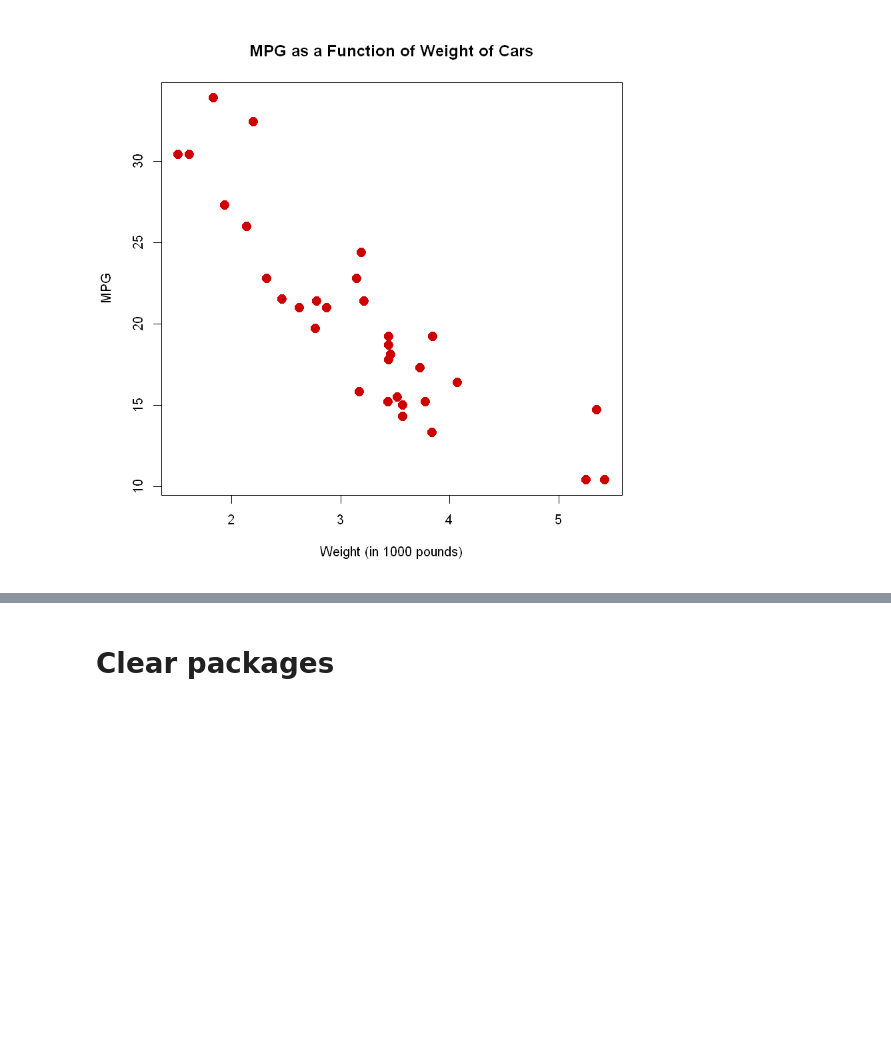
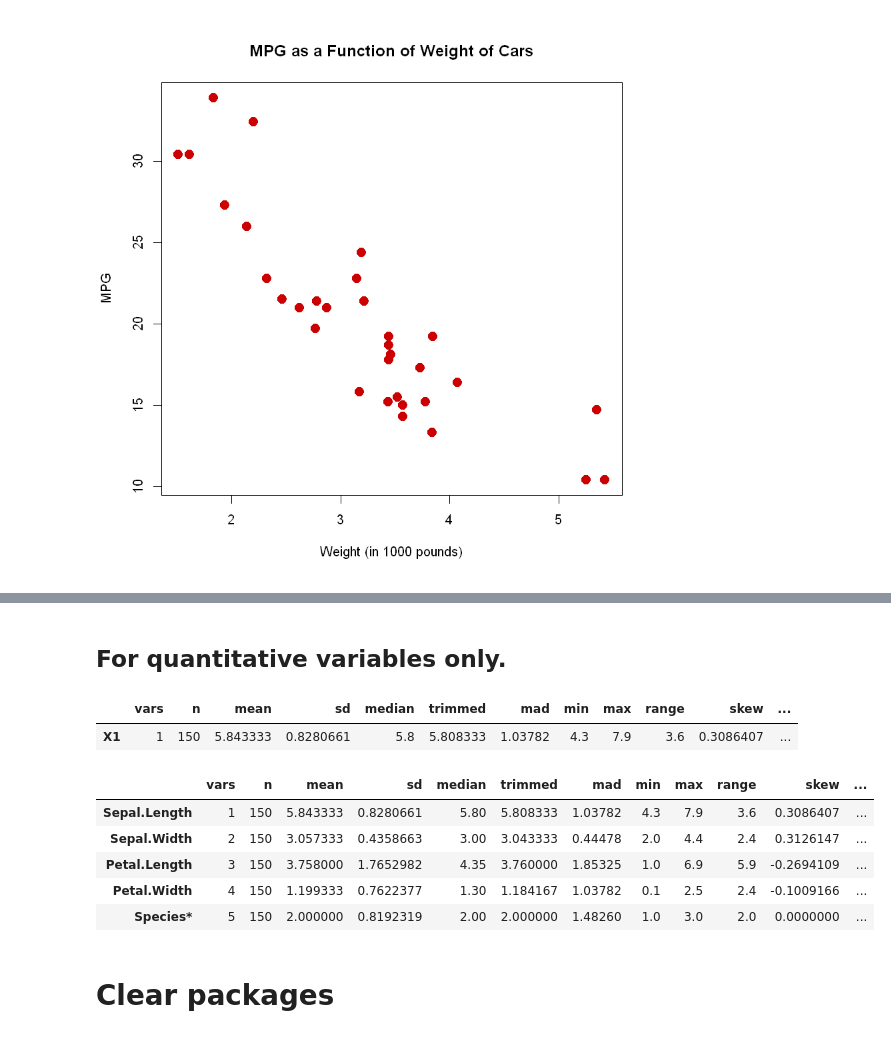
Before and after one commit to songzhihenry/R_basic_with_jupyter_vscode, a Jupyter notebook: basic_visualization_R_2.ipynb, the cells around one changed output, grey strips where cells are left out. Cells and saved outputs as stored; diff of their text form; code cells hidden in the pictures; blank space fills up the shorter version.

```diff
--- a/basic_visualization_R_2.ipynb
+++ b/basic_visualization_R_2.ipynb
@@ -35,3 +74,19 @@ plot(mtcars$wt, mtcars$mpg,
+# %% [markdown]
+## For quantitative variables only.
+# %%
+describe(iris$Sepal.Length)  # One quantitative variable
+# %% [output]
+|  | vars | n | mean | sd | median | trimmed | mad | min | max | range | skew | ... |
+| X1 | 1 | 150 | 5.843333 | 0.8280661 | 5.8 | 5.808333 | 1.03782 | 4.3 | 7.9 | 3.6 | 0.3086407 | ... |
+# %%
+describe(iris)               # Entire data frame
+# %% [output]
+|  | vars | n | mean | sd | median | trimmed | mad | min | max | range | skew | ... |
+| Sepal.Length | 1 | 150 | 5.843333 | 0.8280661 | 5.80 | 5.808333 | 1.03782 | 4.3 | 7.9 | 3.6 | 0.3086407 | ... |
+| Sepal.Width | 2 | 150 | 3.057333 | 0.4358663 | 3.00 | 3.043333 | 0.44478 | 2.0 | 4.4 | 2.4 | 0.3126147 | ... |
+| Petal.Length | 3 | 150 | 3.758000 | 1.7652982 | 4.35 | 3.760000 | 1.85325 | 1.0 | 6.9 | 5.9 | -0.2694109 | ... |
+| Petal.Width | 4 | 150 | 1.199333 | 0.7622377 | 1.30 | 1.184167 | 1.03782 | 0.1 | 2.5 | 2.4 | -0.1009166 | ... |
+| Species* | 5 | 150 | 2.000000 | 0.8192319 | 2.00 | 2.000000 | 1.48260 | 1.0 | 3.0 | 2.0 | 0.0000000 | ... |
 # %% [markdown]
 # Clear packages
 # %%
```
Also changed, not shown: parts of 8 cells of this notebook.
